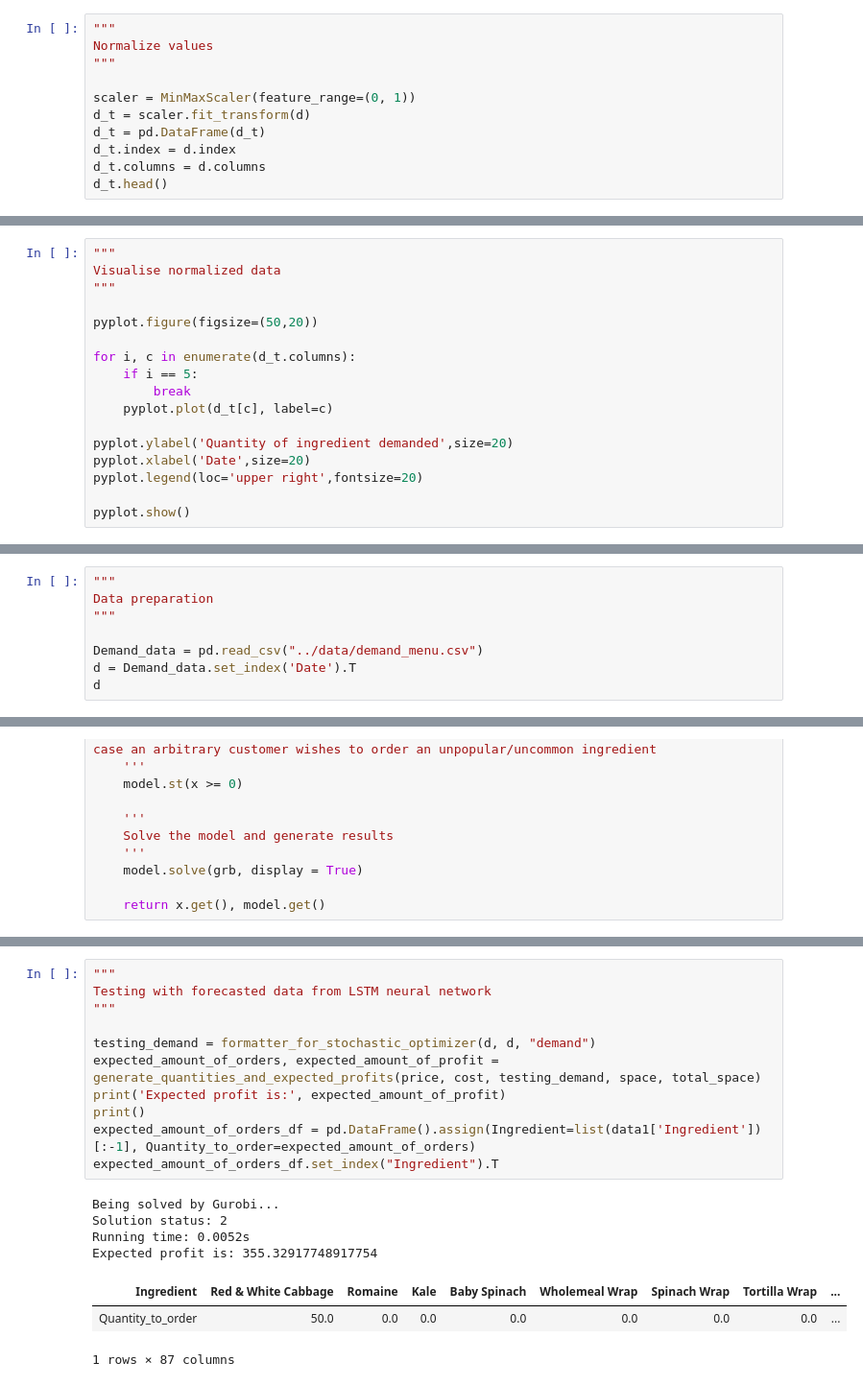
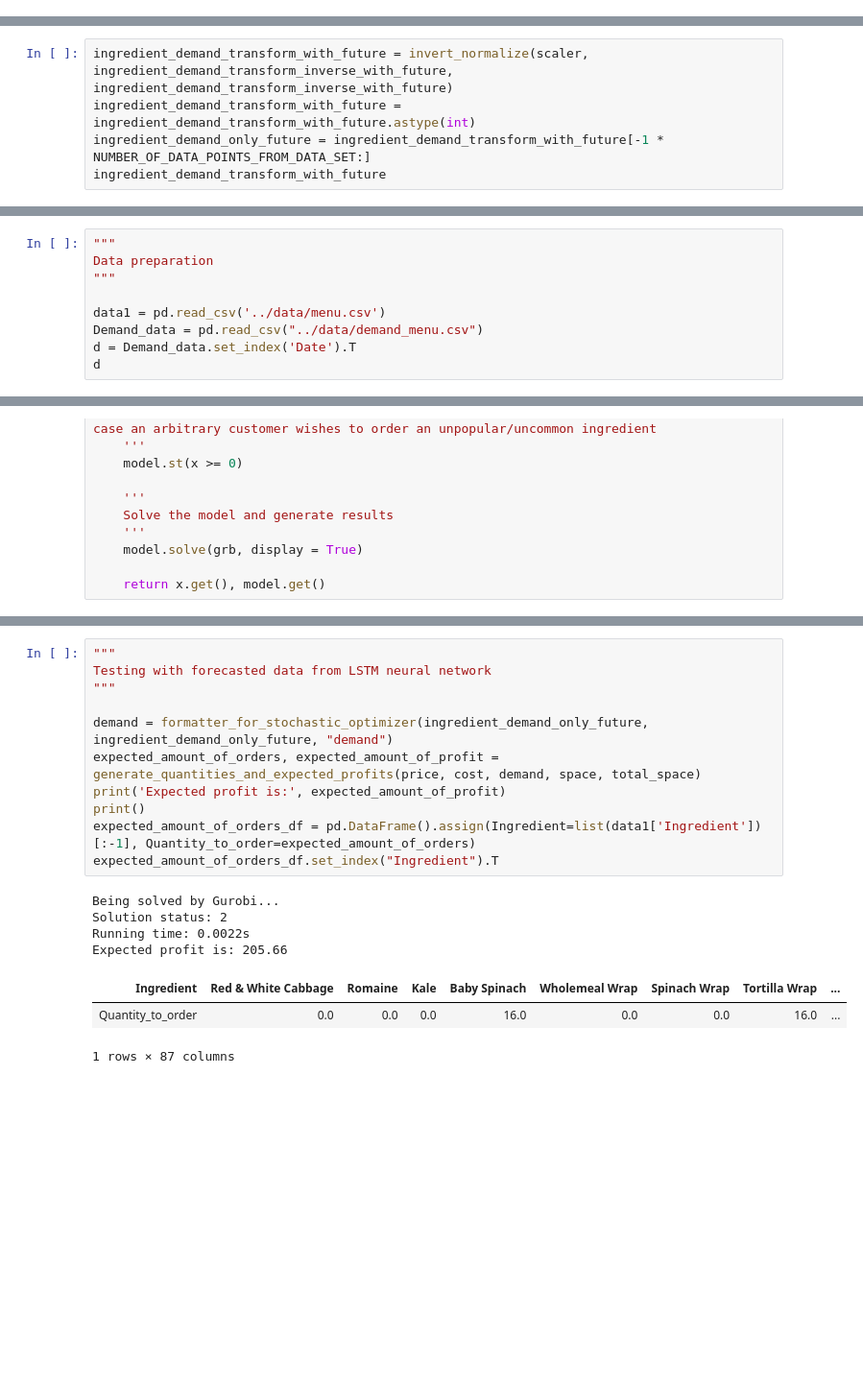
Before and after one commit to qy2000/bc2410-salad-LOP, a Jupyter notebook: ipynb/Ingredient_Order_Optimiser_Source_Code.ipynb, the cells around one changed output, grey strips where cells are left out. Shown at 96% size. Saved outputs shown, nothing was run; the diff lists cells and outputs as text; blank space fills up the shorter version.

```diff
--- a/ipynb/Ingredient_Order_Optimiser_Source_Code.ipynb
+++ b/ipynb/Ingredient_Order_Optimiser_Source_Code.ipynb
@@ -245,11 +240,0 @@ pyplot.show()
-# %%
-"""
-Normalize values
-"""
-
-scaler = MinMaxScaler(feature_range=(0, 1))
-d_t = scaler.fit_transform(d)
-d_t = pd.DataFrame(d_t)
-d_t.index = d.index
-d_t.columns = d.columns
-d_t.head()
@@ -264,17 +240,0 @@ d_t.head()
-# %%
-"""
-Visualise normalized data
-"""
-
-pyplot.figure(figsize=(50,20))
-
-for i, c in enumerate(d_t.columns):
-    if i == 5:
-        break
-    pyplot.plot(d_t[c], label=c)
-
-pyplot.ylabel('Quantity of ingredient demanded',size=20)
-pyplot.xlabel('Date',size=20)
-pyplot.legend(loc='upper right',fontsize=20)
-
-pyplot.show()
@@ -410,0 +297,5 @@ pyplot.show()
+# %%
+ingredient_demand_transform_with_future = invert_normalize(scaler, ingredient_demand_transform_inverse_with_future, ingredient_demand_transform_inverse_with_future)
+ingredient_demand_transform_with_future = ingredient_demand_transform_with_future.astype(int)
+ingredient_demand_only_future = ingredient_demand_transform_with_future[-1 * NUMBER_OF_DATA_POINTS_FROM_DATA_SET:]
+ingredient_demand_transform_with_future
@@ -429,6 +342,7 @@ $$
 Data preparation
 """
 
+data1 = pd.read_csv('../data/menu.csv')
 Demand_data = pd.read_csv("../data/demand_menu.csv")
 d = Demand_data.set_index('Date').T
 d
@@ -629,19 +548,19 @@ Running time: 0.0043s
 # %%
 """
 Testing with forecasted data from LSTM neural network
 """
 
-testing_demand = formatter_for_stochastic_optimizer(d, d, "demand")
-expected_amount_of_orders, expected_amount_of_profit = generate_quantities_and_expected_profits(price, cost, testing_demand, space, total_space)
+demand = formatter_for_stochastic_optimizer(ingredient_demand_only_future, ingredient_demand_only_future, "demand")
+expected_amount_of_orders, expected_amount_of_profit = generate_quantities_and_expected_profits(price, cost, demand, space, total_space)
 print('Expected profit is:', expected_amount_of_profit)
 print()
 expected_amount_of_orders_df = pd.DataFrame().assign(Ingredient=list(data1['Ingredient'])[:-1], Quantity_to_order=expected_amount_of_orders)
 expected_amount_of_orders_df.set_index("Ingredient").T
 # %% [output]
 Being solved by Gurobi...
 Solution status: 2
-Running time: 0.0052s
-Expected profit is: 355.32917748917754
+Running time: 0.0022s
+Expected profit is: 205.66
 | Ingredient | Red & White Cabbage | Romaine | Kale | Baby Spinach | Wholemeal Wrap | Spinach Wrap | Tortilla Wrap | ... |
-| Quantity_to_order | 50.0 | 0.0 | 0.0 | 0.0 | 0.0 | 0.0 | 0.0 | ... |
+| Quantity_to_order | 0.0 | 0.0 | 0.0 | 16.0 | 0.0 | 0.0 | 16.0 | ... |
 1 rows × 87 columns
```
Also changed, not shown: parts of 29 cells of this notebook.
